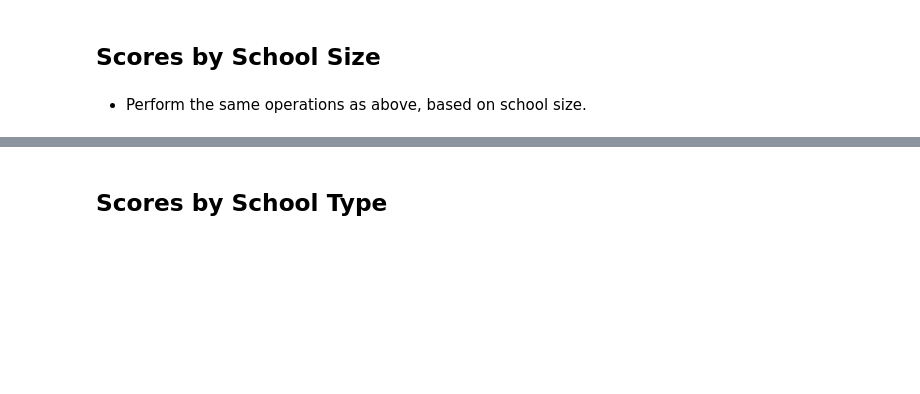
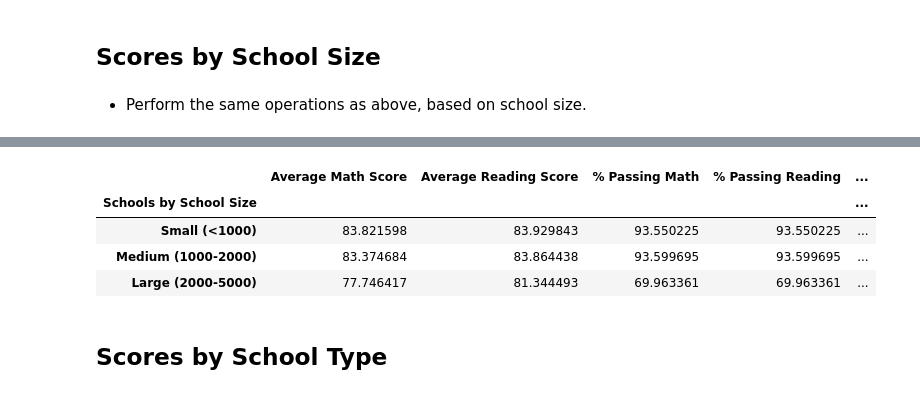
Before and after one commit to ReidP31/pandas-challenge, a Jupyter notebook: PyCitySchools/PyCitySchools_FinalDraft.ipynb, the cells around one changed output, grey strips where cells are left out. Drawn from its saved outputs; the diff is of its cells as text; code cells hidden in the pictures; blank space fills up the shorter version.

```diff
--- a/PyCitySchools/PyCitySchools_FinalDraft.ipynb
+++ b/PyCitySchools/PyCitySchools_FinalDraft.ipynb
@@ -358,3 +365,23 @@ group_names = ["Small (<1000)", "Medium (1000-2000)", "Large (2000-5000)"]
+# %%
+# Use pd.cut to add 'Size Ranges' Column as index
+PyCity_School_df['Schools by School Size'] = pd.cut(grp_total_students, size_bins, labels=group_names)
+Size_by_MS = PyCity_School_df.groupby(['Schools by School Size']).mean()["Avg. Math Score"]
+Size_by_RS = PyCity_School_df.groupby(['Schools by School Size']).mean()["Avg. Reading Score"]
+Size_Pct_Passing_MS = PyCity_School_df.groupby(['Schools by School Size']).mean()["% Passing Math"]
+Size_Pct_Passing_RS = PyCity_School_df.groupby(['Schools by School Size']).mean()["% Passing Reading"]
+Overall_Size_Pct_Passing = (Size_Pct_Passing_MS + Size_Pct_Passing_RS) / 2
+
+Size_Summary_df = pd.DataFrame({'Average Math Score':Size_by_MS, 'Average Reading Score':Size_by_RS,
+                                   '% Passing Math': Size_Pct_Passing_MS,'% Passing Reading':Size_Pct_Passing_RS,
+                                   '% Overall Passing Rate': Overall_Size_Pct_Passing})
+
+Size_Summary_df
+# %% [output]
+|  | Average Math Score | Average Reading Score | % Passing Math | % Passing Reading | ... |
+| Schools by School Size |  |  |  |  | ... |
+| Small (<1000) | 83.821598 | 83.929843 | 93.550225 | 93.550225 | ... |
+| Medium (1000-2000) | 83.374684 | 83.864438 | 93.599695 | 93.599695 | ... |
+| Large (2000-5000) | 77.746417 | 81.344493 | 69.963361 | 69.963361 | ... |
 # %% [markdown]
 ## Scores by School Type
 # %% [markdown]
```
Also changed, not shown: parts of 6 cells of this notebook, 1 other file.
